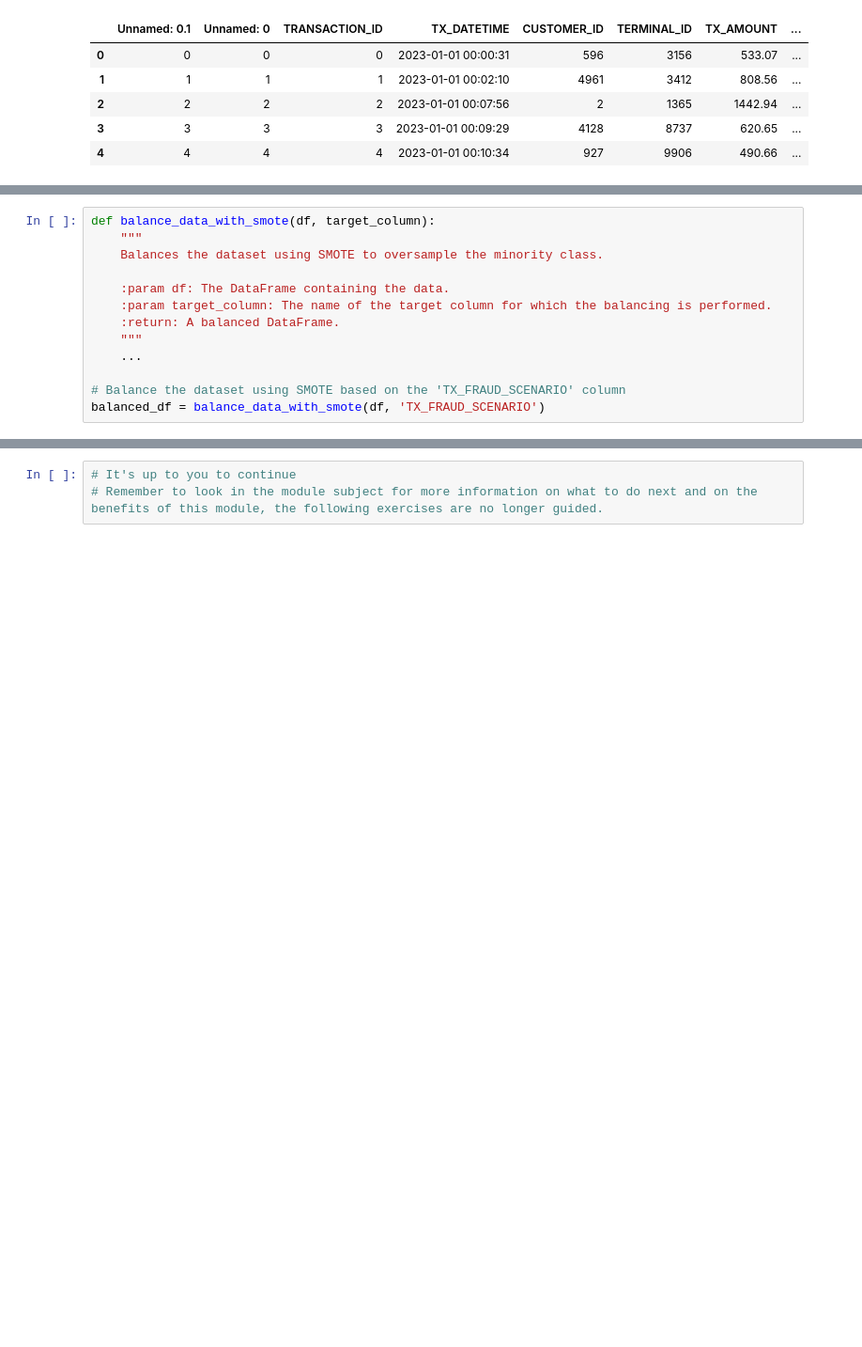
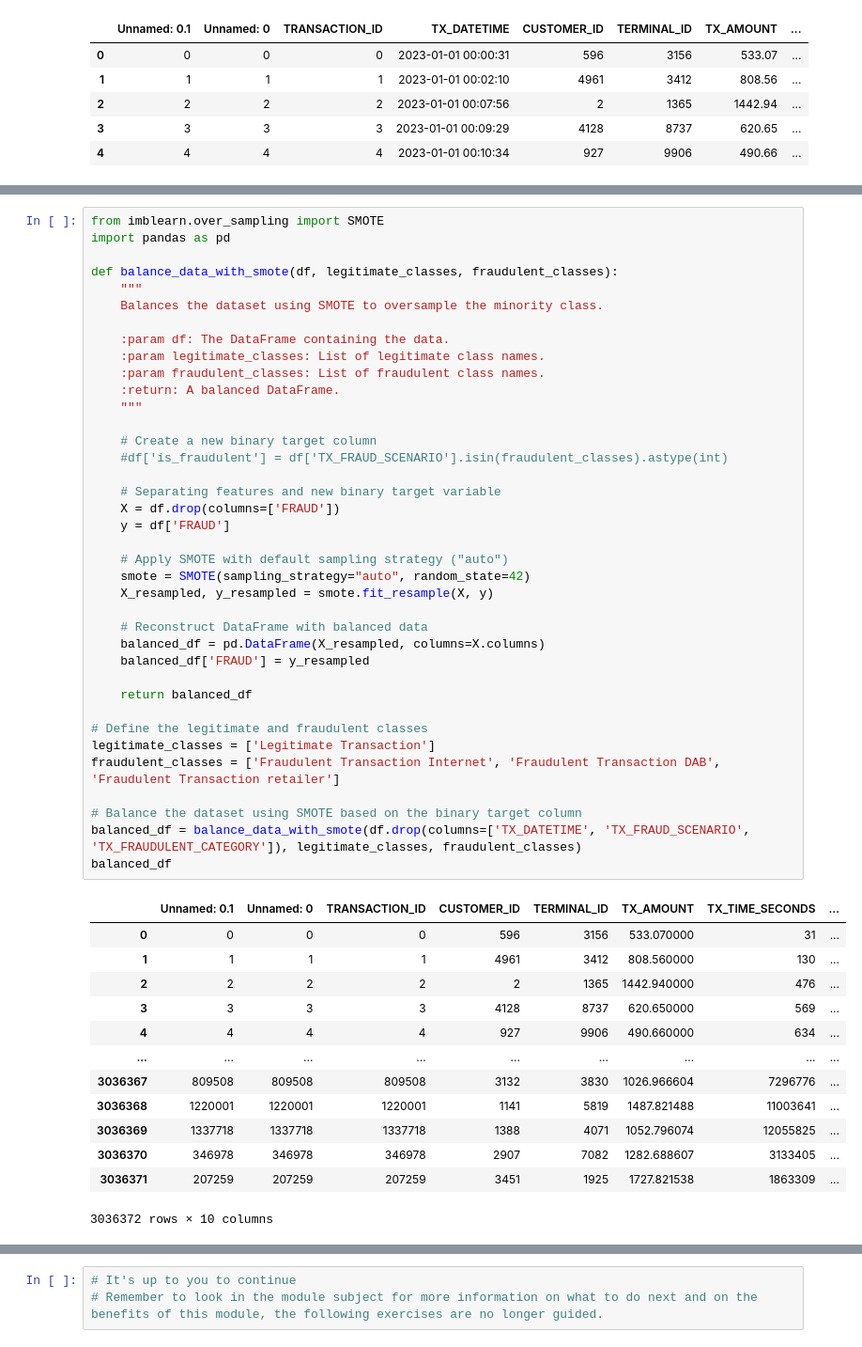
Before and after one commit to gasparcl/imersao-42, a Jupyter notebook: module1 - Intermediate/Medium02.ipynb, the cells around one changed output, grey strips where cells are left out. Shown: that part at 94% size. Saved outputs shown, nothing was run; the diff lists cells and outputs as text; blank space fills up the shorter version.

```diff
--- a/module1 - Intermediate/Medium02.ipynb
+++ b/module1 - Intermediate/Medium02.ipynb
@@ -228,16 +220,55 @@ def visualize_monthly_transactions(df):
 visualize_monthly_transactions(df_new_2)
 # %% [output]
 [interactive output not drawn]
-# %%
-def balance_data_with_smote(df, target_column):
-    """
-    Balances the dataset using SMOTE to oversample the minority class.
-
-    :param df: The DataFrame containing the data.
-    :param target_column: The name of the target column for which the balancing is performed.
-    :return: A balanced DataFrame.
-    """
-    ...
-
-# Balance the dataset using SMOTE based on the 'TX_FRAUD_SCENARIO' column
-balanced_df = balance_data_with_smote(df, 'TX_FRAUD_SCENARIO')
+# %%
+from imblearn.over_sampling import SMOTE
+import pandas as pd
+
+def balance_data_with_smote(df, legitimate_classes, fraudulent_classes):
+    """
+    Balances the dataset using SMOTE to oversample the minority class.
+
+    :param df: The DataFrame containing the data.
+    :param legitimate_classes: List of legitimate class names.
+    :param fraudulent_classes: List of fraudulent class names.
+    :return: A balanced DataFrame.
+    """
+
+    # Create a new binary target column
+    #df['is_fraudulent'] = df['TX_FRAUD_SCENARIO'].isin(fraudulent_classes).astype(int)
+
+    # Separating features and new binary target variable
+    X = df.drop(columns=['FRAUD'])
+    y = df['FRAUD']
+
+    # Apply SMOTE with default sampling strategy ("auto")
+    smote = SMOTE(sampling_strategy="auto", random_state=42)
+    X_resampled, y_resampled = smote.fit_resample(X, y)
+
+    # Reconstruct DataFrame with balanced data
+    balanced_df = pd.DataFrame(X_resampled, columns=X.columns)
+    balanced_df['FRAUD'] = y_resampled
+
+    return balanced_df
+
+# Define the legitimate and fraudulent classes
+legitimate_classes = ['Legitimate Transaction']
+fraudulent_classes = ['Fraudulent Transaction Internet', 'Fraudulent Transaction DAB', 'Fraudulent Transaction retailer']
+
+# Balance the dataset using SMOTE based on the binary target column
+balanced_df = balance_data_with_smote(df.drop(columns=['TX_DATETIME', 'TX_FRAUD_SCENARIO', 'TX_FRAUDULENT_CATEGORY']), legitimate_classes, fraudulent_classes)
+balanced_df
+# %% [output]
+|  | Unnamed: 0.1 | Unnamed: 0 | TRANSACTION_ID | CUSTOMER_ID | TERMINAL_ID | TX_AMOUNT | TX_TIME_SECONDS | ... |
+| 0 | 0 | 0 | 0 | 596 | 3156 | 533.070000 | 31 | ... |
+| 1 | 1 | 1 | 1 | 4961 | 3412 | 808.560000 | 130 | ... |
+| 2 | 2 | 2 | 2 | 2 | 1365 | 1442.940000 | 476 | ... |
+| 3 | 3 | 3 | 3 | 4128 | 8737 | 620.650000 | 569 | ... |
+| 4 | 4 | 4 | 4 | 927 | 9906 | 490.660000 | 634 | ... |
+| ... | ... | ... | ... | ... | ... | ... | ... | ... |
+| 3036367 | 809508 | 809508 | 809508 | 3132 | 3830 | 1026.966604 | 7296776 | ... |
+| 3036368 | 1220001 | 1220001 | 1220001 | 1141 | 5819 | 1487.821488 | 11003641 | ... |
+| 3036369 | 1337718 | 1337718 | 1337718 | 1388 | 4071 | 1052.796074 | 12055825 | ... |
+| 3036370 | 346978 | 346978 | 346978 | 2907 | 7082 | 1282.688607 | 3133405 | ... |
+| 3036371 | 207259 | 207259 | 207259 | 3451 | 1925 | 1727.821538 | 1863309 | ... |
+3036372 rows × 10 columns
```
Also changed, not shown: parts of 14 cells of this notebook.
